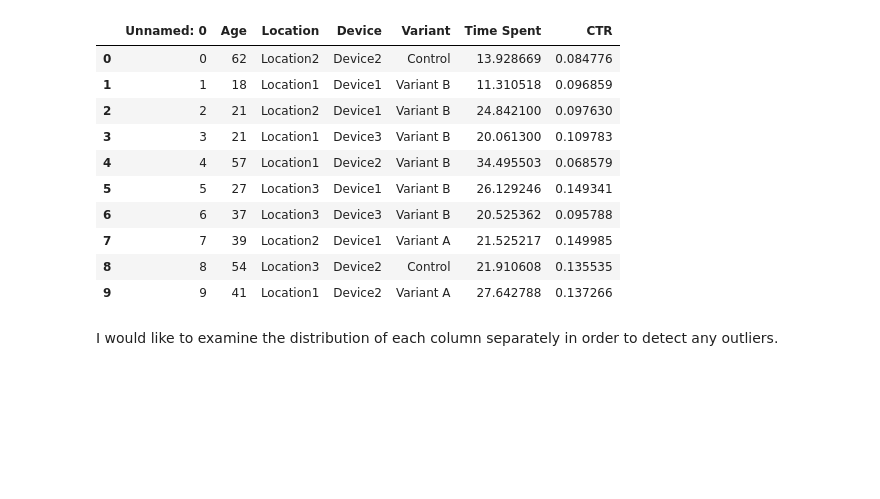
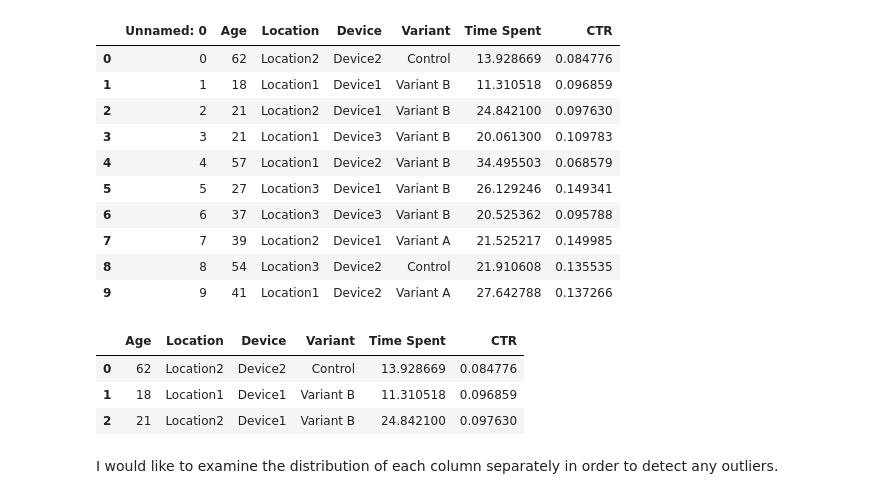
Before and after one commit to supragyabajpai/SchulichJourney_DataScience, a Jupyter notebook: Assignment_2(experiment_dataset)/codefile.ipynb, the cells around one changed output. Drawn from its saved outputs; the diff is of its cells as text; code cells hidden in the pictures; blank space fills up the shorter version.

```diff
--- a/Assignment_2(experiment_dataset)/codefile.ipynb
+++ b/Assignment_2(experiment_dataset)/codefile.ipynb
@@ -40,6 +40,16 @@ df.head(10)
 | 7 | 7 | 39 | Location2 | Device1 | Variant A | 21.525217 | 0.149985 |
 | 8 | 8 | 54 | Location3 | Device2 | Control | 21.910608 | 0.135535 |
 | 9 | 9 | 41 | Location1 | Device2 | Variant A | 27.642788 | 0.137266 |
+# %%
+# I will remove the unnamed column
+df.drop('Unnamed: 0', axis=1, inplace = True)
+# %%
+df.head(3)
+# %% [output]
+|  | Age | Location | Device | Variant | Time Spent | CTR |
+| 0 | 62 | Location2 | Device2 | Control | 13.928669 | 0.084776 |
+| 1 | 18 | Location1 | Device1 | Variant B | 11.310518 | 0.096859 |
+| 2 | 21 | Location2 | Device1 | Variant B | 24.842100 | 0.097630 |
 # %% [markdown]
 I would like to examine the distribution of each column separately in order to detect any outliers.
 # %%
```
Also changed, not shown: parts of 9 cells of this notebook.
